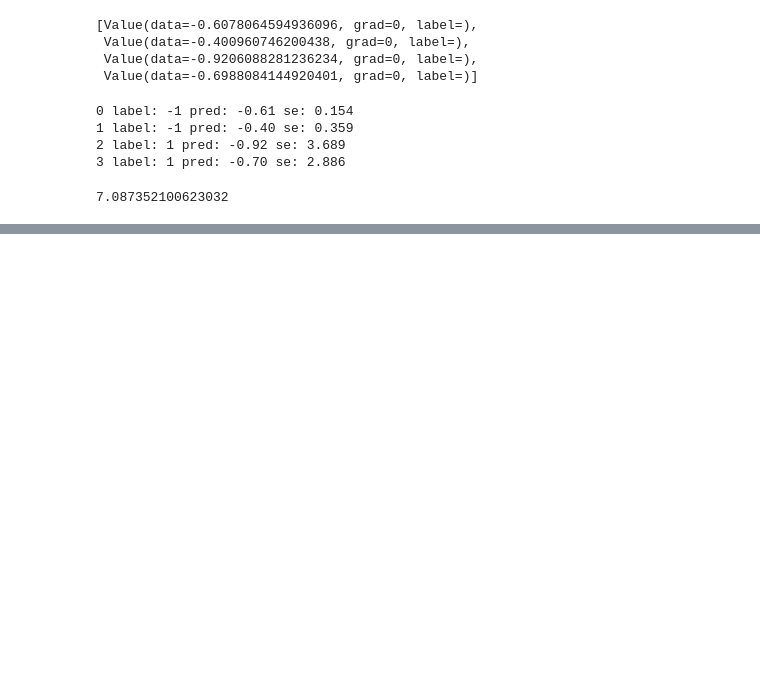
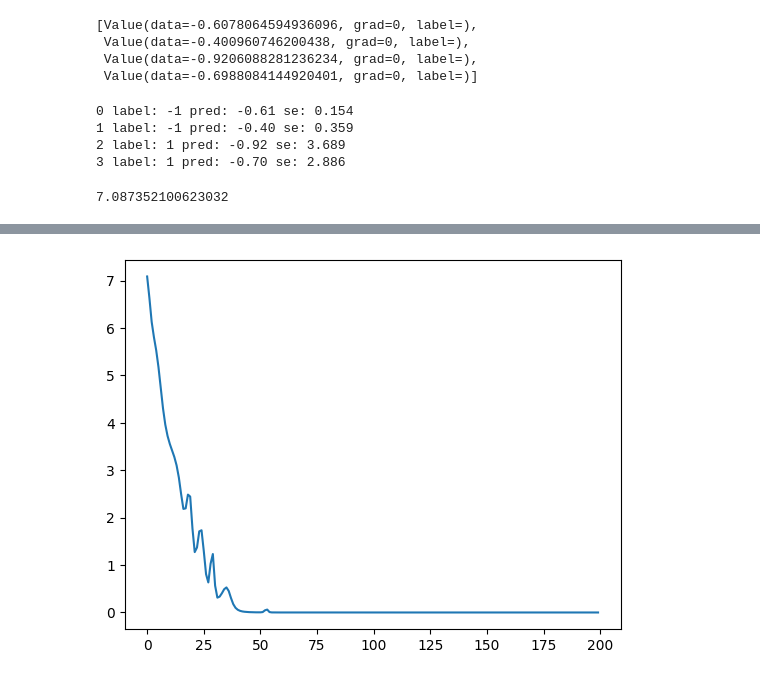
Before and after one commit to 2coolcoder/DL-from-scratch, a Jupyter notebook: autograd.ipynb, the cells around one changed output, grey strips where cells are left out. Cells and saved outputs as stored; diff of their text form; code cells hidden in the pictures; blank space fills up the shorter version.

```diff
--- a/autograd.ipynb
+++ b/autograd.ipynb
@@ -209,9 +211,9 @@ o.backward()
 o.grad
 # %%
 class Neuron:
-    def __init__(self, n_in):
-        self.weights = [Value(np.random.uniform(-1,1)) for i in range(n_in)]
-        self.bias = Value(np.random.uniform(-1,1))
+    def __init__(self, n_in, label=''):
+        self.weights = [Value(np.random.uniform(-1,1), label=f'{label}_w{i}') for i in range(n_in)]
+        self.bias = Value(np.random.uniform(-1,1), label=label+'_b')
     def __call__(self, x):
         sum = 0 + self.bias
         assert len(x) == len(self.weights)
@@ -224,8 +226,8 @@ class Neuron:
         return f"Neuron(in_dim={len(self.weights)}, weights={self.weights}, bias={self.bias})"
 
 class Layer:
-    def __init__(self, in_dim, out_dim):
-        self.neurons = [Neuron(in_dim) for n_idx in range(out_dim)]
+    def __init__(self, in_dim, out_dim, label=''):
+        self.neurons = [Neuron(in_dim, label=f'{label}_n{n_idx}') for n_idx in range(out_dim)]
     def __call__(self, x):
         return [n(x) for n in self.neurons]
     def parameters(self):
@@ -235,9 +237,10 @@ class Layer:
         return params
     def __repr__(self):
         return f"Layer(in_dim={len(self.neurons[0].weights)}, out_dim={len(self.neurons)})"
+
 class MLP:
     def __init__(self, dim_list):
-        self.layers = [Layer(dim_list[dim_idx - 1], dim_list[dim_idx]) for dim_idx in range(1, len(dim_list))]
+        self.layers = [Layer(dim_list[dim_idx - 1], dim_list[dim_idx], label=f'l{dim_idx-1}') for dim_idx in range(1, len(dim_list))]
     def __call__(self, x):
         # single input x (not batch)
         for l in self.layers:
@@ -246,6 +249,11 @@ class MLP:
         if len(x) == 1:
             x = x[0]
         return x
+    def parameters(self):
+        params = []
+        for l in self.layers:
+            params += l.parameters()
+        return params
 # %%
 np.random.seed(5)
 dim_list = [2,3,5,1]
@@ -271,12 +279,12 @@ outputs
  Value(data=-0.9206088281236234, grad=0, label=),
  Value(data=-0.6988084144920401, grad=0, label=)]
 # %%
-sum = 0
+s = 0
 for i, op in enumerate(outputs):
     val = (dataset['y'][i] - outputs[i].data)**2
     print(f'{i} label: {dataset['y'][i]} pred: {outputs[i].data:.2f} se: {val:.3f}')
-    sum += val
-sum
+    s += val
+s
 # %% [output]
 0 label: -1 pred: -0.61 se: 0.154
 1 label: -1 pred: -0.40 se: 0.359
@@ -307,0 +307,18 @@ mlp.layers[2].parameters()
+# %%
+lr = 0.001
+def train(mlp, dataset, lr=0.001):
+    loss_list = []
+    op_list = []
+    for epoch in range(200):
+        outputs = [mlp(x) for x in dataset['x']]
+        loss = MSE(outputs, dataset['y'])
+        loss.zero_grad()
+        loss.backward()
+        for p in mlp.parameters():
+            p.data -= lr * p.grad
+        print(f'Epoch:{epoch} Loss:{loss.data:.3f} Outputs:{[f'{o.data:.4f}' for o in outputs]}')
+        loss_list.append(loss.data)
+        op_list.append([o.data for o in outputs])
+    return loss_list, op_list
+# %%
+loss_list, op_list = train(mlp, dataset)
@@ -307,0 +343,5 @@ mlp.layers[2].parameters()
+# %%
+plt.plot(loss_list)
+plt.show()
+# %% [output]
+[figure, added]
```
Also changed, not shown: parts of 14 cells of this notebook.
